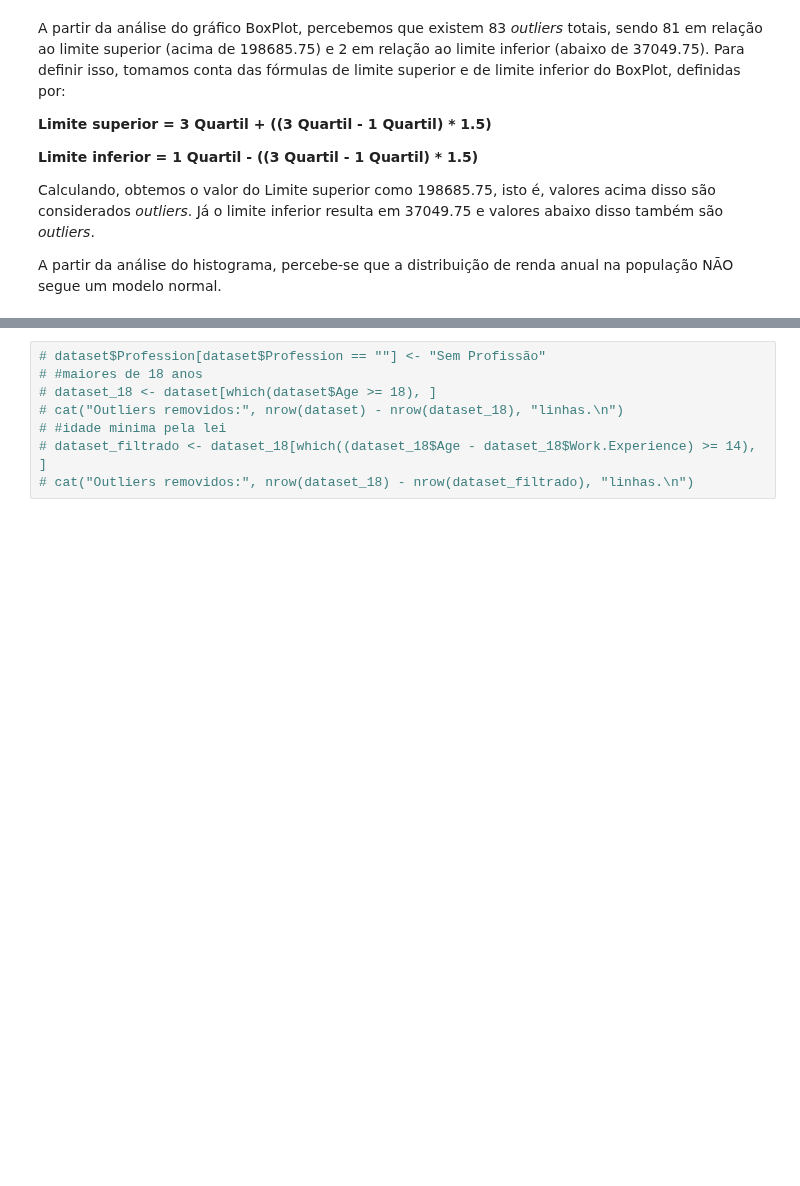
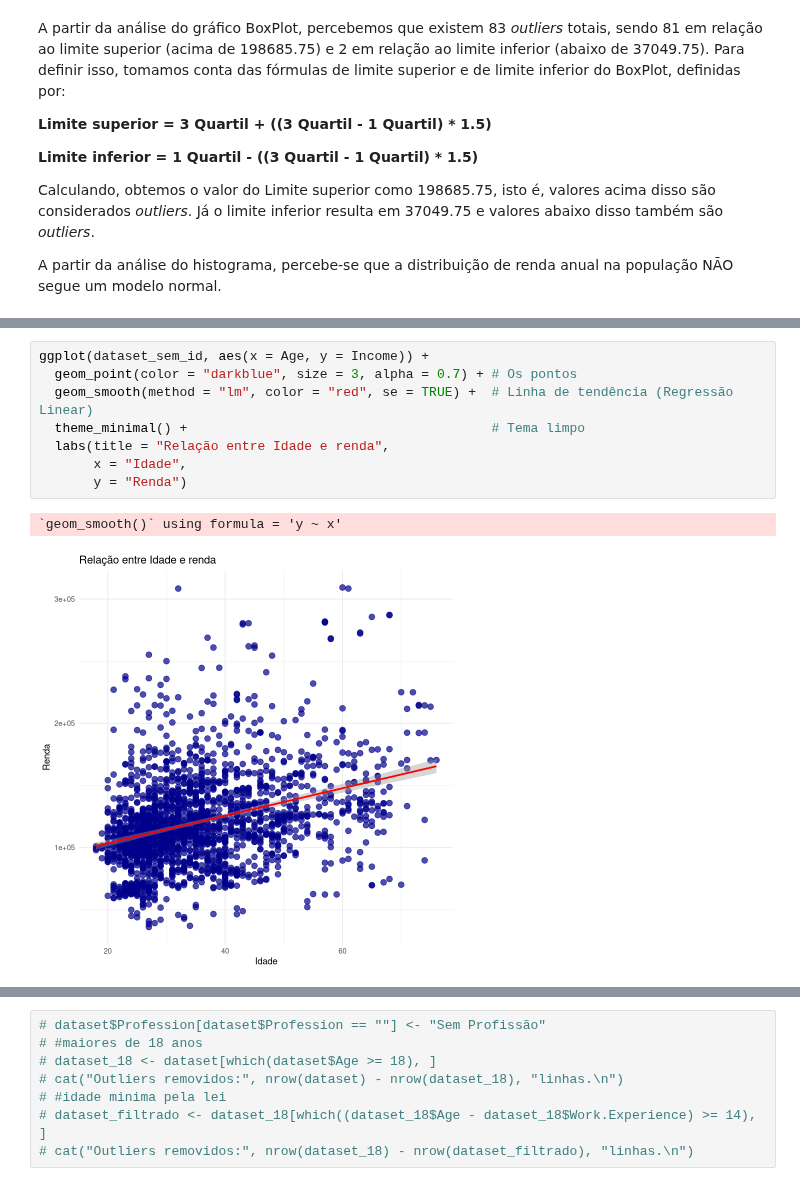
Before and after one commit to ThAlvesM/Kmean_2026-1, a Jupyter notebook: Kmean_2026-1.ipynb, the cells around one changed output, grey strips where cells are left out. Saved outputs shown, nothing was run; the diff lists cells and outputs as text; blank space fills up the shorter version.

```diff
--- a/Kmean_2026-1.ipynb
+++ b/Kmean_2026-1.ipynb
@@ -500,0 +542,11 @@ ggcorr(dataset_numerico, label=T)
+# %%
+ggplot(dataset_sem_id, aes(x = Age, y = Income)) +
+  geom_point(color = "darkblue", size = 3, alpha = 0.7) + # Os pontos
+  geom_smooth(method = "lm", color = "red", se = TRUE) +  # Linha de tendência (Regressão Linear)
+  theme_minimal() +                                       # Tema limpo
+  labs(title = "Relação entre Idade e renda",
+       x = "Idade",
+       y = "Renda")
+# %% [output]
+`geom_smooth()` using formula = 'y ~ x'
+[figure, added]
```
Also changed, not shown: parts of 26 cells of this notebook.
